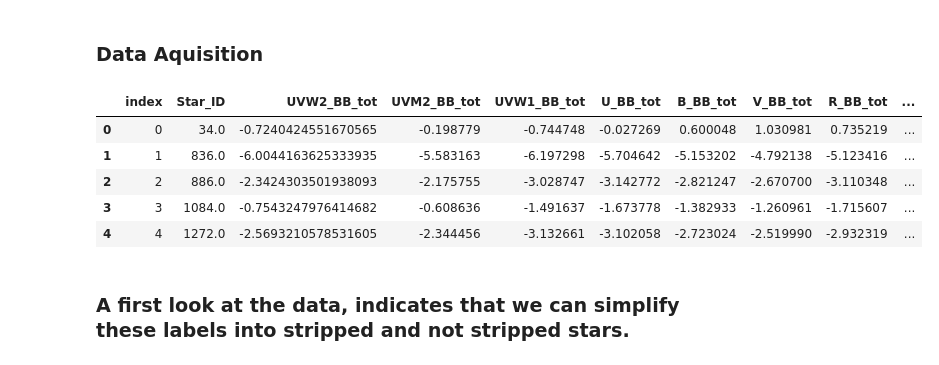
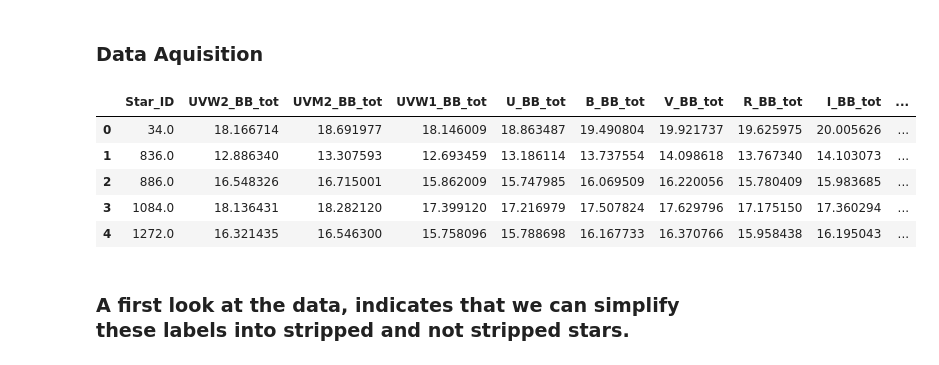
Before and after one commit to AstroLudwig/MachineLearningClass, a Jupyter notebook: Final/ManifoldLearning.ipynb, the cells around one changed output. Saved outputs shown, nothing was run; the diff lists cells and outputs as text; code cells hidden in the pictures.

```diff
--- a/Final/ManifoldLearning.ipynb
+++ b/Final/ManifoldLearning.ipynb
@@ -48,43 +50,52 @@ import time
 theory = pd.read_csv("data2_run_Z0.002_10.txt",skiprows=0,delimiter="\s+")
 theory = theory.drop(columns=['UVW2_BB_m1', 'UVW2_BB_m2', 'UVW2_spec_m1','UVW2_spec_m2', 'UVW2_spec_tot', 'UVM2_BB_m1', 'UVM2_BB_m2','UVM2_spec_m1', 'UVM2_spec_m2', 'UVM2_spec_tot',
        'UVW1_BB_m1', 'UVW1_BB_m2', 'UVW1_spec_m1', 'UVW1_spec_m2', 'UVW1_spec_tot', 'U_BB_m1', 'U_BB_m2', 'U_spec_m1', 'U_spec_m2', 'U_spec_tot', 'B_BB_m1', 'B_BB_m2',
        'B_spec_m1', 'B_spec_m2', 'B_spec_tot', 'V_BB_m1', 'V_BB_m2', 'V_spec_m1', 'V_spec_m2', 'V_spec_tot','R_BB_m1', 'R_BB_m2', 'R_spec_m1', 'R_spec_m2',
        'R_spec_tot', 'I_BB_m1', 'I_BB_m2',  'I_spec_m1', 'I_spec_m2', 'I_spec_tot', 'J_BB_m1', 'J_BB_m2', 'J_spec_m1', 'J_spec_m2', 'J_spec_tot', 'H_BB_m1', 'H_BB_m2',
        'H_BB_tot', 'H_spec_m1', 'H_spec_m2', 'H_spec_tot', 'Ks_BB_m1','Ks_BB_m2',  'Ks_spec_m1', 'Ks_spec_m2', 'Ks_spec_tot']);
 theory = theory.replace([np.inf, -np.inf,'inf',''], np.nan).dropna(axis=0,how='any')
 
 # Get the labels
 labels = pd.read_csv("data1_run_Z0.002_10.txt",skiprows=0,delimiter="\s+")
-labels = labels.drop(columns=['Star_state_m1', 'Star_state_m2', 'M1init', 'M2init', 'Pinit', 'M1', 'M2', 'P', 'actual_age', 'apparent_age1', 'apparent_age2', 'log_Teff_1', 'log_Teff_2', 'logg_1', 'logg_2',
+labels = labels.drop(columns=['M1init', 'M2init', 'Pinit', 'M1', 'M2', 'P', 'actual_age', 'apparent_age1', 'apparent_age2', 'log_Teff_1', 'log_Teff_2', 'logg_1', 'logg_2',
        'log_R_1', 'log_R_2', 'log_L_1', 'log_L_2', 'log_abs_mdot_1', 'log_abs_mdot_2', 'XHs_1', 'XHs_2', 'XHes_1', 'XHes_2', '-', '-.1', '-.2', '-.3'])
 
 # Merge the two datasets
 data = theory.merge(labels,on="Star_ID")
 
 # Create Numerical Labels
 data["Labels"] = np.zeros(data.shape[0])
-data.loc[data["Evolution"].isin(["merger_HG","merger_MS","not_interacting",'strip_CEE_HG','strip_postHG']),"Labels"] = 1
-data.loc[data["Evolution"].isin([ 'strip_RLOF_MS','strip_RLOF_HG']),"Labels"] = 2
+
+# If one of the star states is not 2, then it is not a stripped star.
+data.loc[(data["Star_state_m1"] == 2) | (data["Star_state_m2"] == 2), "Labels"] = 2
 
 # ZAMS
 ZAMS = pd.read_csv("ZAMS_Z0.002.txt",delimiter="\s+")
+ZAMS = ZAMS.replace([np.inf, -np.inf,'inf','','-'], np.nan).dropna(axis=0,how='any')
 
 # Reduction
-data = data.drop(data[(data["UVM2_BB_tot"] - data["V_BB_tot"]) > 2].index).reset_index()
+#data = data.drop(data[(data["UVM2_BB_tot"] - data["V_BB_tot"]) > 2].index).reset_index()
 
 # Convert to Apparent
 def app(mag):
     return mag + 5 *np.log10(60000/10)
 
+for label in ['UVW2_BB_tot', 'UVM2_BB_tot', 'UVW1_BB_tot', 'U_BB_tot', 'B_BB_tot', 'V_BB_tot', 'R_BB_tot', 'I_BB_tot', 'J_BB_tot', 'Ks_BB_tot']:
+    data[label] = app(data[label].astype(float))
+for label in ['UVW2_BB', 'UVW2_spec', 'UVM2_BB', 'UVM2_spec', 'UVW1_BB',
+       'UVW1_spec', 'U_BB', 'U_spec', 'B_BB', 'B_spec', 'V_BB', 'V_spec',
+       'R_BB', 'R_spec', 'I_BB', 'I_spec', 'J_BB', 'J_spec', 'H_BB', 'H_spec',
+       'Ks_BB', 'Ks_spec']:
+    ZAMS[label] = app(ZAMS[label].astype(float))
 # Display Data
 data.head()
 # %% [output]
-|  | index | Star_ID | UVW2_BB_tot | UVM2_BB_tot | UVW1_BB_tot | U_BB_tot | B_BB_tot | V_BB_tot | R_BB_tot | ... |
-| 0 | 0 | 34.0 | -0.7240424551670565 | -0.198779 | -0.744748 | -0.027269 | 0.600048 | 1.030981 | 0.735219 | ... |
-| 1 | 1 | 836.0 | -6.0044163625333935 | -5.583163 | -6.197298 | -5.704642 | -5.153202 | -4.792138 | -5.123416 | ... |
-| 2 | 2 | 886.0 | -2.3424303501938093 | -2.175755 | -3.028747 | -3.142772 | -2.821247 | -2.670700 | -3.110348 | ... |
-| 3 | 3 | 1084.0 | -0.7543247976414682 | -0.608636 | -1.491637 | -1.673778 | -1.382933 | -1.260961 | -1.715607 | ... |
-| 4 | 4 | 1272.0 | -2.5693210578531605 | -2.344456 | -3.132661 | -3.102058 | -2.723024 | -2.519990 | -2.932319 | ... |
+|  | Star_ID | UVW2_BB_tot | UVM2_BB_tot | UVW1_BB_tot | U_BB_tot | B_BB_tot | V_BB_tot | R_BB_tot | I_BB_tot | ... |
+| 0 | 34.0 | 18.166714 | 18.691977 | 18.146009 | 18.863487 | 19.490804 | 19.921737 | 19.625975 | 20.005626 | ... |
+| 1 | 836.0 | 12.886340 | 13.307593 | 12.693459 | 13.186114 | 13.737554 | 14.098618 | 13.767340 | 14.103073 | ... |
+| 2 | 886.0 | 16.548326 | 16.715001 | 15.862009 | 15.747985 | 16.069509 | 16.220056 | 15.780409 | 15.983685 | ... |
+| 3 | 1084.0 | 18.136431 | 18.282120 | 17.399120 | 17.216979 | 17.507824 | 17.629796 | 17.175150 | 17.360294 | ... |
+| 4 | 1272.0 | 16.321435 | 16.546300 | 15.758096 | 15.788698 | 16.167733 | 16.370766 | 15.958438 | 16.195043 | ... |
 # %% [markdown]
 ### A first look at the data, indicates that we can simplify these labels into stripped and not stripped stars.
 # %%
```
Also changed, not shown: parts of 30 cells of this notebook, 1 other file.
